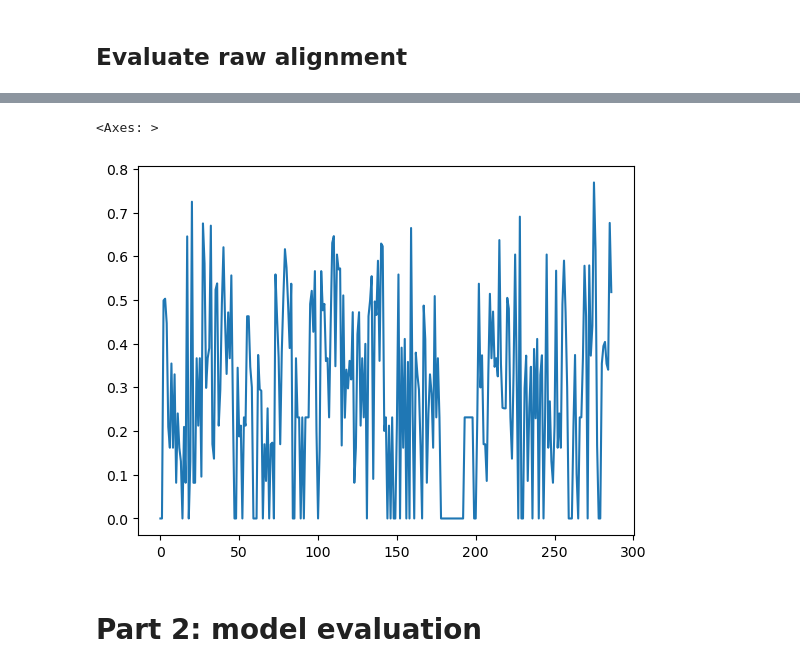
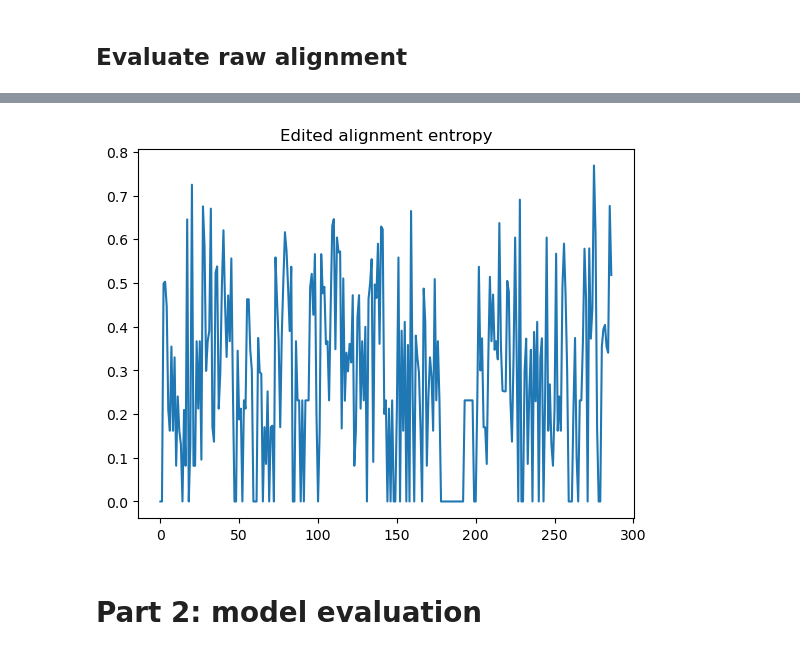
Before and after one commit to Elisa-blip/Bio_Data_Final_Project, a Jupyter notebook: Final_project_code.ipynb, the cells around one changed output, grey strips where cells are left out. Drawn from its saved outputs; the diff is of its cells as text; code cells hidden in the pictures.

```diff
--- a/Final_project_code.ipynb
+++ b/Final_project_code.ipynb
@@ -20,6 +21,6 @@ We start from the output of a BLAST search, using as seed sequence the domain se
 # %%
 #Parse blast output
-input_file = Path('Data/1_uniref_blast_hits.xml')
+input_file = 'Data/1_uniref_blast_hits.xml'
 
 with open(input_file) as f:
   blast_records = NCBIXML.parse(f)
@@ -58,7 +59,7 @@ df = pd.DataFrame(data, columns=["query_id", "subject_id", "query_len",
                                   "query_seq", "match_seq", "subject_seq",
                                 "query_start", "query_end", "subject_start", "subject_end",
                                 "identity", "positive", "gaps", "eval", "bit_score"])
-df.iloc[999]
+df.iloc[-1]
 # %% [output]
 query_id                                                EMBOSS_001
 subject_id       UR50:UniRef50_A0A4W5JGG9 Integrin beta n=2 Tax...
@@ -174,7 +185,8 @@ edited_df = pd.DataFrame(edited_data, columns=['pos', 'occupancy', 'entropy', 'c
 # %%
 edited_df['entropy'].plot()
+plt.title('Edited alignment entropy')
+plt.savefig('Figures/1_edited_entropy.png')
 # %% [output]
-<Axes: >
-[figure, old version]
+[figure, new version]
 # %% [markdown]
 # Part 2: model evaluation
```
Also changed, not shown: parts of 35 cells of this notebook.
